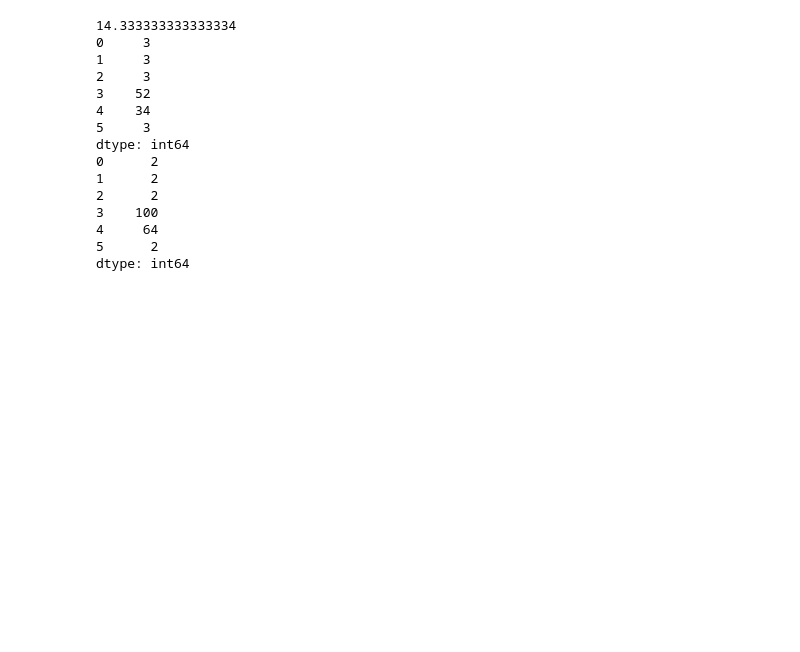
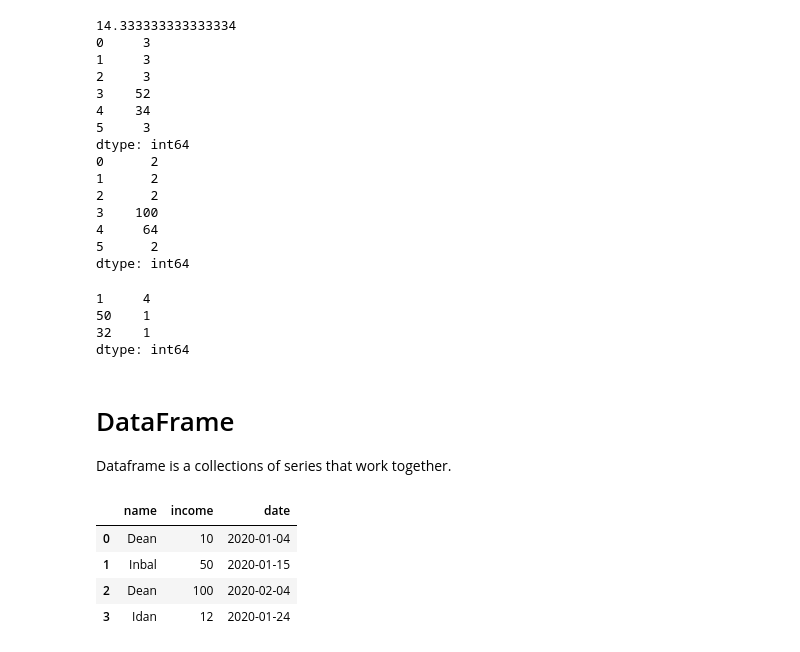
Before and after one commit to DeanLa/demystify, a Jupyter notebook: solutions/Part 0 - Overview.ipynb, the cells around one changed output. Cells and saved outputs as stored; diff of their text form; code cells hidden in the pictures; blank space fills up the shorter version.

```diff
--- a/solutions/Part 0 - Overview.ipynb
+++ b/solutions/Part 0 - Overview.ipynb
@@ -143,3 +145,12 @@ dtype: int64
 dtype: int64
 # %%
 # Some other methods
+s.value_counts()
+# %% [output]
+1     4
+50    1
+32    1
+dtype: int64
+# %% [markdown]
+# DataFrame
+Dataframe is a collections of series that work together.
@@ -145,0 +162,8 @@ dtype: int64
+# %%
+df
+# %% [output]
+|  | name | income | date |
+| 0 | Dean | 10 | 2020-01-04 |
+| 1 | Inbal | 50 | 2020-01-15 |
+| 2 | Dean | 100 | 2020-02-04 |
+| 3 | Idan | 12 | 2020-01-24 |
```
Also changed, not shown: parts of 12 cells of this notebook, 1 other file.
